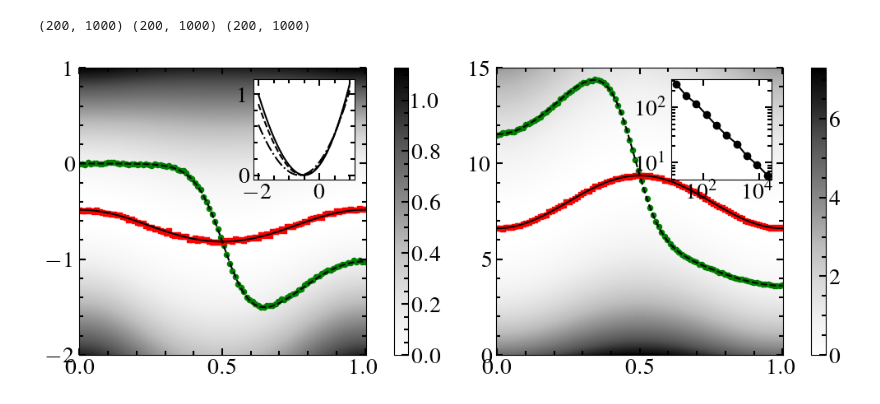
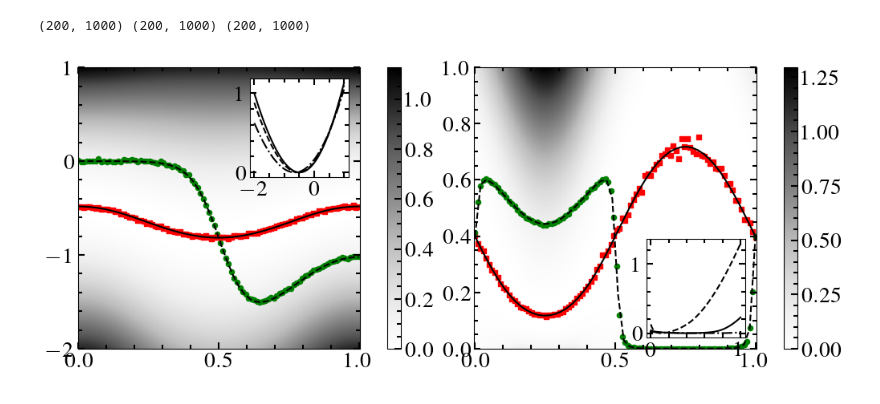
Before and after one commit to PauloJPS/2024-large-deviation-full-counting-statistics-in-adiabatic-open-quantum-dynamics, a Jupyter notebook: Codes/Plotting_Fig3.ipynb, the cells around one changed output. Saved outputs shown, nothing was run; the diff lists cells and outputs as text; code cells hidden in the pictures.

```diff
--- a/Codes/Plotting_Fig3.ipynb
+++ b/Codes/Plotting_Fig3.ipynb
@@ -78,11 +78,11 @@ plt.rcParams.update({
 # %% [markdown]
 # Loading data
 # %%
-with open('data_st_activity.pickle', 'rb') as handle:
-    data_st_activity = pickle.load(handle)
+with open('Data_blinking_st.pickle', 'rb') as handle:
+    data_st_blincking = pickle.load(handle)
 
-with open('data_s0_activity.pickle', 'rb') as handle:
-    data_s0_activity = pickle.load(handle)
+with open('Data_blinking_s0.pickle', 'rb') as handle:
+    data_s0_blincking = pickle.load(handle)
 
 with open('data_st.pickle', 'rb') as handle:
     data_st = pickle.load(handle)
@@ -90,14 +90,11 @@ with open('data_st.pickle', 'rb') as handle:
 with open('data_s0.pickle', 'rb') as handle:
     data_s0 = pickle.load(handle)
 
-with open('Data_phi_activity.pickle', 'rb') as handle:
-    data_phi_activity = pickle.load(handle)
+with open('Data_phi_blinking.pickle', 'rb') as handle:
+    data_phi_blincking = pickle.load(handle)
 
 with open('Data_phi.pickle', 'rb') as handle:
     data_phi = pickle.load(handle)
-
-with open('Data_error.pickle', 'rb') as handle:
-    data_error = pickle.load(handle)
 # %%
 ### Geting rate function data
 
@@ -196,41 +177,41 @@ inset_ax.plot(phi_en_klist, np.array(phi_en).real[49],color="black",linestyle="-
 #inset_ax.set_xlabel(r"$\sigma$", labelpad=-20, loc='right', fontsize=20)
 
 ax[0].set_box_aspect(1)
 
 #####################
 #####################
 #####################
 #####################
 
-cbar_ac = ax[1].pcolormesh(T_act, K_act, np.array(phi_ac).real, cmap="Greys",rasterized=True)
+cbar_ac = ax[1].pcolormesh(T_bli, K_bli, np.array(phi_bl).real, cmap="Greys",rasterized=True)
 cbar2 = fig.colorbar(cbar_ac, ax=ax[1], pad=.05, fraction=0.05,  orientation='vertical')
 #cbar2.ax.set_xlabel(r"$\mathcal{I}(q)$", labelpad=-290, va='top')
 
 #####################
 
 #ax[1].set_xlabel(r"time $t/\tau$")
 #ax[1].set_ylabel(r"$q/\omega$")
 
 #####################
 
-ax[1].scatter(int_activity_st, ent_activity_st, color="green", s=20)
-ax[1].plot(stim_activity_t,scf_activity_st, color="black", linestyle="--")
+ax[1].scatter(int_blincking_s0, ent_blincking_s0, color="red",  marker="s",s=20)
+ax[1].plot(stim_blincking_0, scf_blincking_s0, color="black")
 
 #####################
 
-ax[1].scatter(int_activity_s0, ent_activity_s0, color="red", marker="s",  s=20)
-ax[1].plot(stim_activity_0, scf_activity_s0, color="black")
+ax[1].scatter(int_blincking_st, ent_blincking_st, color="green", marker="o",  s=20)
+ax[1].plot(stim_blincking_t, scf_blincking_st, color="black", linestyle="--")
 
 ax[1].set_box_aspect(1)
 
-inset_ax1 = inset_axes(ax[1], width="35%", height="35%")  # loc=2 specifies the upper left corner
-inset_ax1.plot(taulist, np.mean(error, axis=0), color="black", linestyle="-", marker="o" )
-inset_ax1.set_xscale("log")
-inset_ax1.set_yscale("log")
+inset_ax1 = inset_axes(ax[1], width="35%", height="35%", loc=4)  # loc=2 specifies the upper left corner
+inset_ax1.plot(phi_bl_klist, np.array(phi_bl).real[0], color="black", linestyle="-")
+inset_ax1.plot(phi_bl_klist, np.array(phi_bl).real[49],color="black", linestyle="--")
+inset_ax1.plot(phi_bl_klist, np.array(phi_bl).real[174],color="black",linestyle="-.")
 
 
 #####################
 
-plt.savefig("Fig_entropy_prod.pdf")
+plt.savefig("Fig_3.pdf")
 # %% [output]
-[figure, old version]
+[figure, new version]
```
Also changed, not shown: parts of 2 cells of this notebook.
